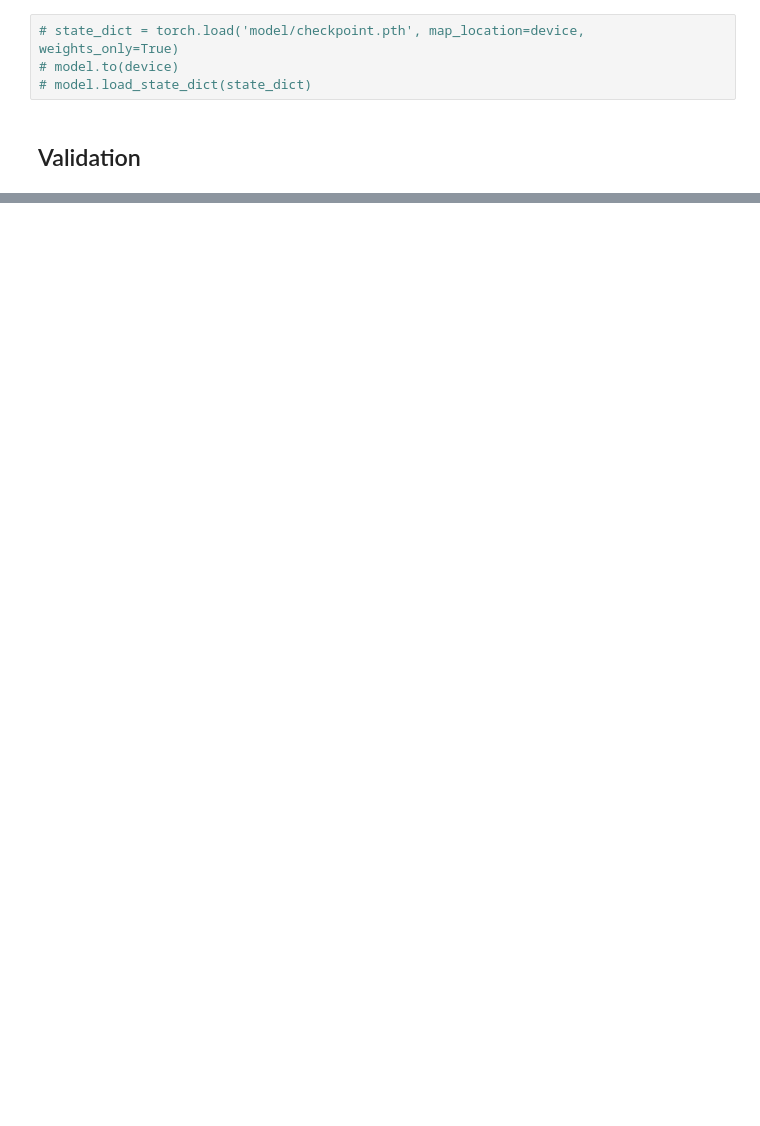
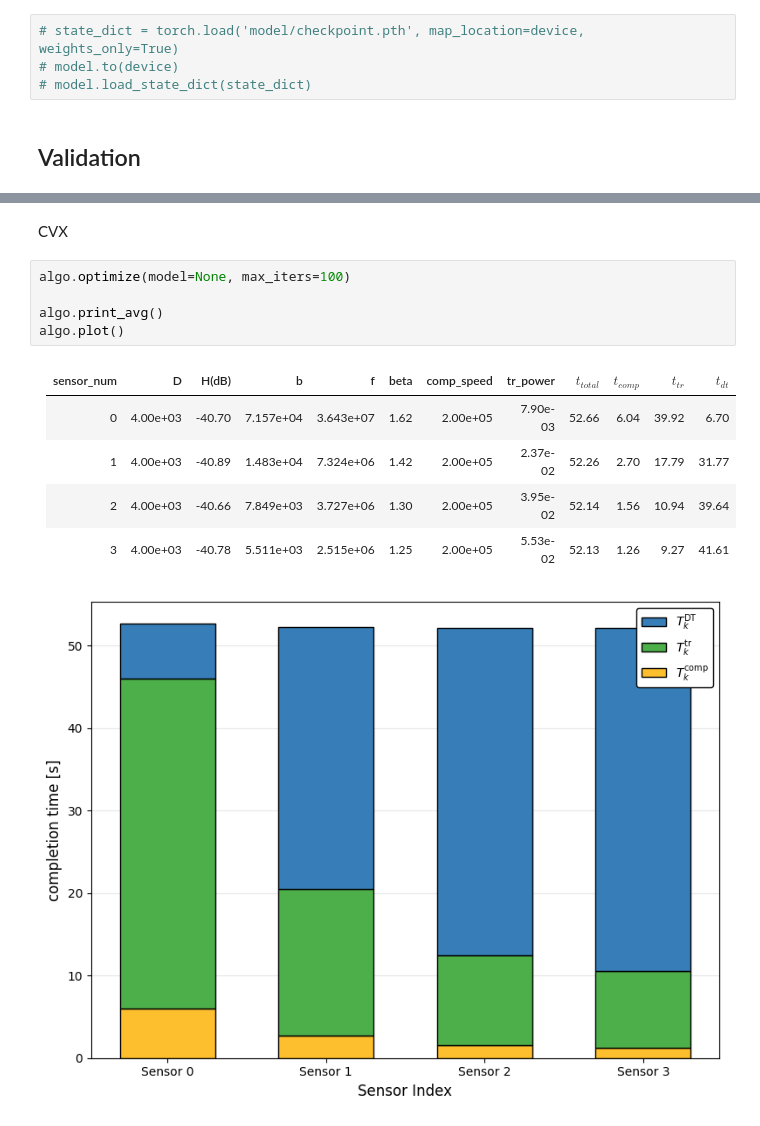
Before and after one commit to zycsss/Bachelor-Thesis, a Jupyter notebook: src/main.ipynb, the cells around one changed output, grey strips where cells are left out. Drawn from its saved outputs; the diff is of its cells as text; blank space fills up the shorter version.

```diff
--- a/src/main.ipynb
+++ b/src/main.ipynb
@@ -196,0 +180,15 @@ display(Markdown(his.to_markdown()))
+# %% [markdown]
+CVX
+# %%
+algo.optimize(model=None, max_iters=100)
+
+algo.print_avg()
+algo.plot()
+# %% [output]
+|   sensor_num |        D |   H(dB) |         b |         f |   beta |   comp_speed |   tr_power |   $t_{total}$ |   $t_{comp}$ |   $t_{tr}$ |   $t_{dt}$ |
+|-------------:|---------:|--------:|----------:|----------:|-------:|-------------:|-----------:|--------------:|-------------:|-----------:|-----------:|
+|            0 | 4.00e+03 |  -40.70 | 7.157e+04 | 3.643e+07 |   1.62 |     2.00e+05 |   7.90e-03 |         52.66 |         6.04 |      39.92 |       6.70 |
+|            1 | 4.00e+03 |  -40.89 | 1.483e+04 | 7.324e+06 |   1.42 |     2.00e+05 |   2.37e-02 |         52.26 |         2.70 |      17.79 |      31.77 |
+|            2 | 4.00e+03 |  -40.66 | 7.849e+03 | 3.727e+06 |   1.30 |     2.00e+05 |   3.95e-02 |         52.14 |         1.56 |      10.94 |      39.64 |
+|            3 | 4.00e+03 |  -40.78 | 5.511e+03 | 2.515e+06 |   1.25 |     2.00e+05 |   5.53e-02 |         52.13 |         1.26 |       9.27 |      41.61 |
+[figure, added]
```
Also changed, not shown: parts of 12 cells of this notebook, 12 other files.
